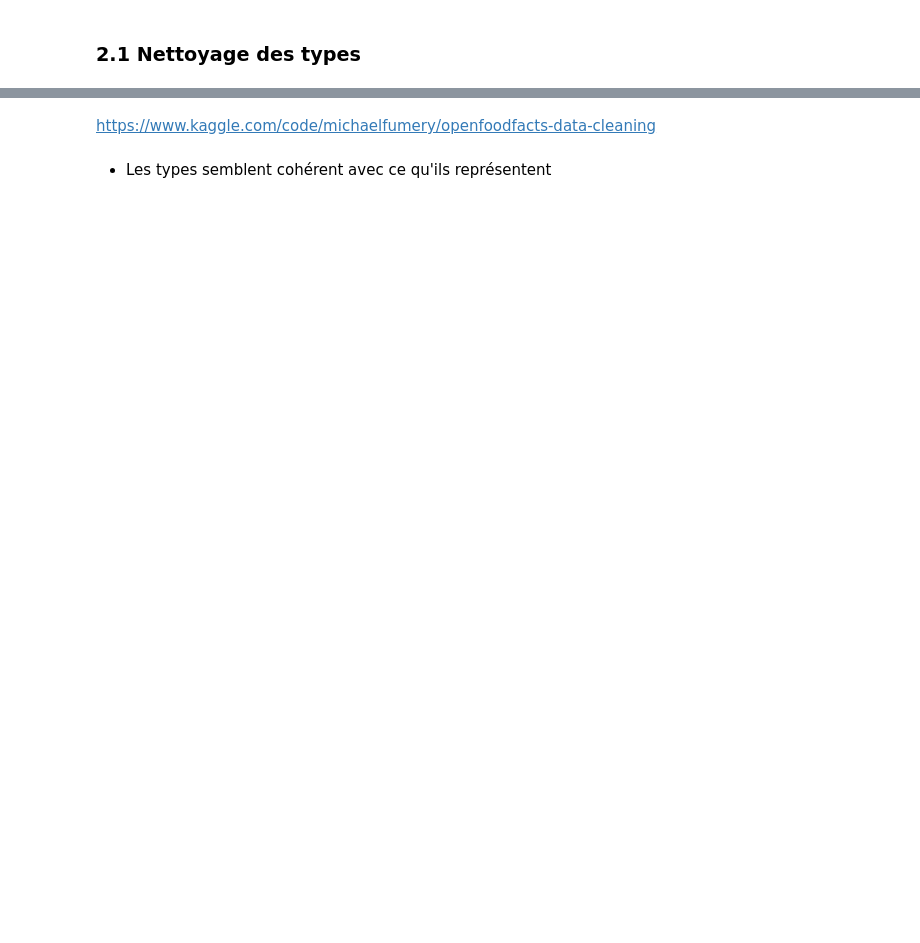
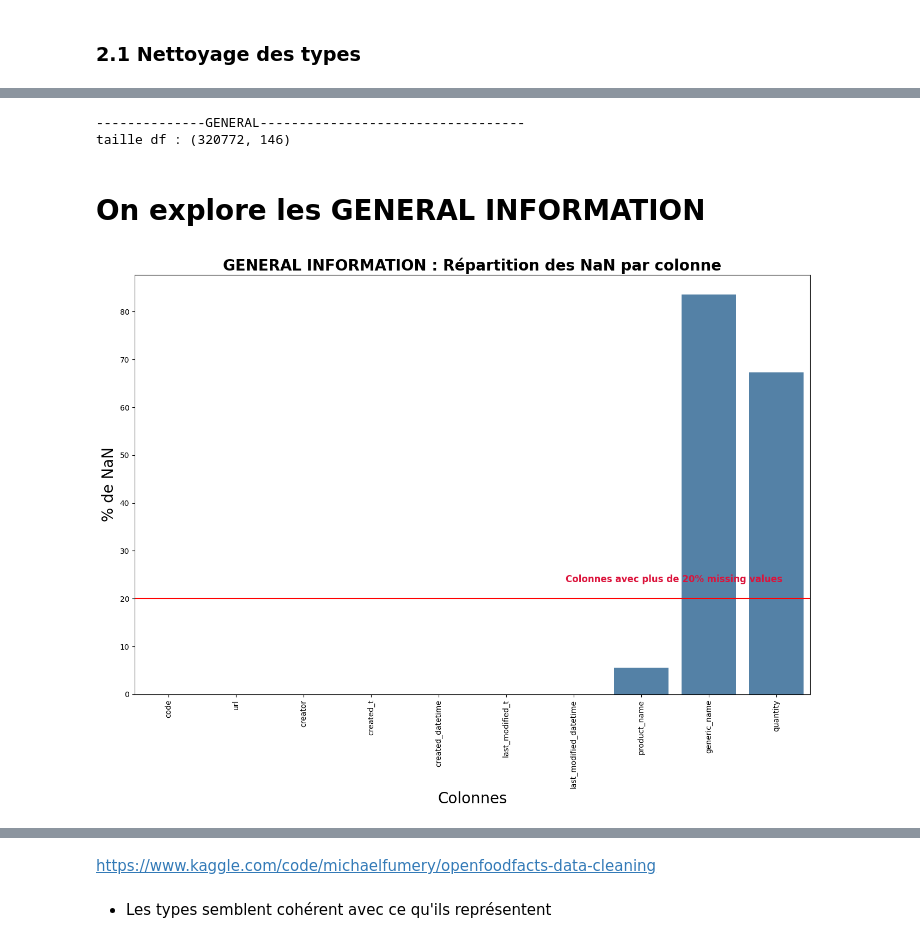
Before and after one commit to 110111-1/DS-OPENFOODFACT-SANTE, a Jupyter notebook: Moty_Philippe_1_1122.ipynb, the cells around one changed output, grey strips where cells are left out. Saved outputs shown, nothing was run; the diff lists cells and outputs as text; code cells hidden in the pictures; blank space fills up the shorter version.

```diff
--- a/Moty_Philippe_1_1122.ipynb
+++ b/Moty_Philippe_1_1122.ipynb
@@ -184,0 +345,13 @@ df.dtypes
+# %%
+get_infos_df(type=False)
+# %% [output]
+--------------GENERAL----------------------------------
+taille df : (320772, 146)
+# %% [markdown]
+# On explore les GENERAL INFORMATION
+# %%
+# On affiche la répartition des NaN
+# Les Tags
+tools.graph_NAN(data,20,0,10,"GENERAL INFORMATION : Répartition des NaN par colonne")
+# %% [output]
+[figure, added]
```
Also changed, not shown: parts of 46 cells of this notebook, 3 other files.
